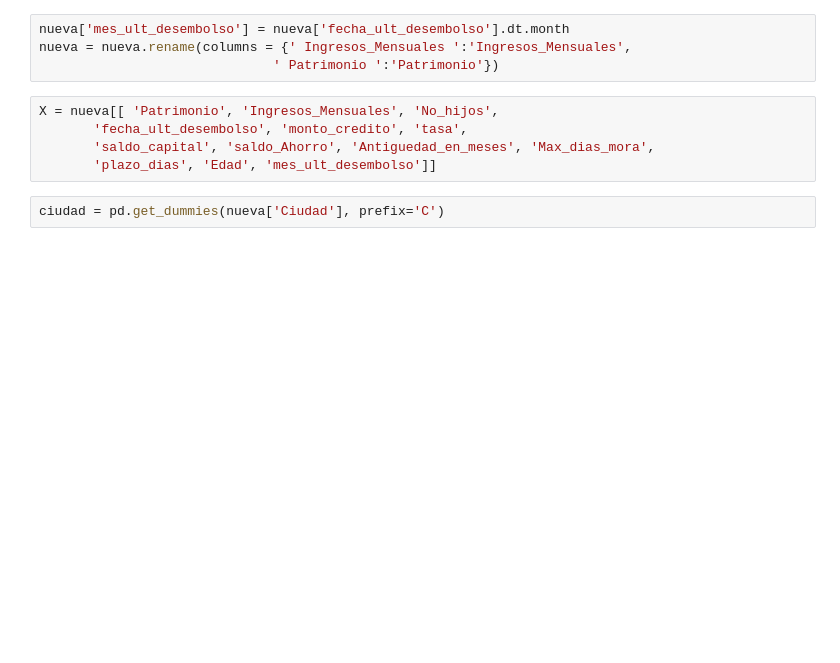
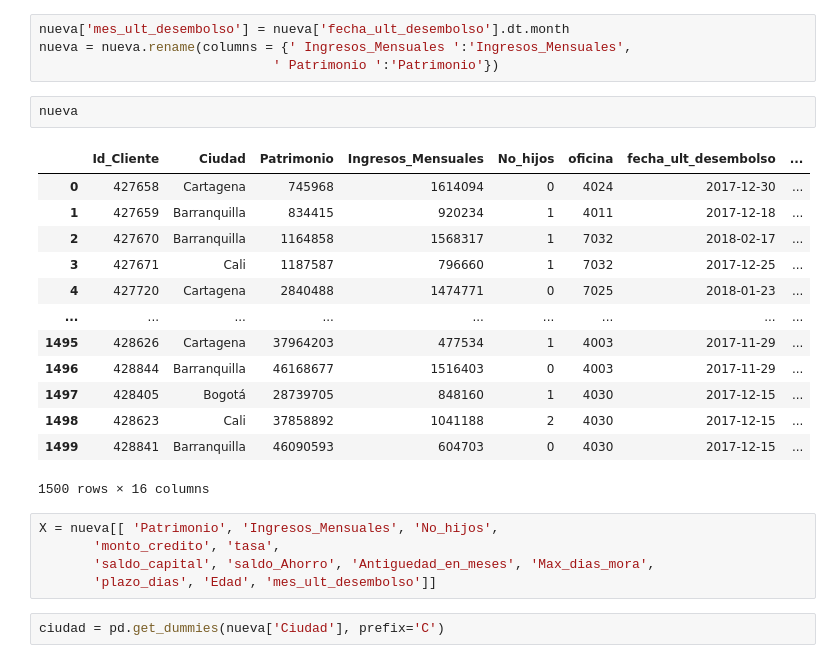
Before and after one commit to sebmatecho/LoyaltyProgram, a Jupyter notebook: LoyaltyProgram_TechnicalAssesment.ipynb, the cells around one changed output. Saved outputs shown, nothing was run; the diff lists cells and outputs as text; blank space fills up the shorter version.

```diff
--- a/LoyaltyProgram_TechnicalAssesment.ipynb
+++ b/LoyaltyProgram_TechnicalAssesment.ipynb
@@ -565,9 +426,25 @@ nueva = pd.read_csv('Base_nueva_DC.csv',encoding = "ISO-8859-1", sep =';',parse_
 nueva['mes_ult_desembolso'] = nueva['fecha_ult_desembolso'].dt.month
 nueva = nueva.rename(columns = {' Ingresos_Mensuales ':'Ingresos_Mensuales',
                               ' Patrimonio ':'Patrimonio'})
+# %%
+nueva
+# %% [output]
+|  | Id_Cliente | Ciudad | Patrimonio | Ingresos_Mensuales | No_hijos | oficina | fecha_ult_desembolso | ... |
+| 0 | 427658 | Cartagena | 745968 | 1614094 | 0 | 4024 | 2017-12-30 | ... |
+| 1 | 427659 | Barranquilla | 834415 | 920234 | 1 | 4011 | 2017-12-18 | ... |
+| 2 | 427670 | Barranquilla | 1164858 | 1568317 | 1 | 7032 | 2018-02-17 | ... |
+| 3 | 427671 | Cali | 1187587 | 796660 | 1 | 7032 | 2017-12-25 | ... |
+| 4 | 427720 | Cartagena | 2840488 | 1474771 | 0 | 7025 | 2018-01-23 | ... |
+| ... | ... | ... | ... | ... | ... | ... | ... | ... |
+| 1495 | 428626 | Cartagena | 37964203 | 477534 | 1 | 4003 | 2017-11-29 | ... |
+| 1496 | 428844 | Barranquilla | 46168677 | 1516403 | 0 | 4003 | 2017-11-29 | ... |
+| 1497 | 428405 | Bogotá | 28739705 | 848160 | 1 | 4030 | 2017-12-15 | ... |
+| 1498 | 428623 | Cali | 37858892 | 1041188 | 2 | 4030 | 2017-12-15 | ... |
+| 1499 | 428841 | Barranquilla | 46090593 | 604703 | 0 | 4030 | 2017-12-15 | ... |
+1500 rows × 16 columns
 # %%
 X = nueva[[ 'Patrimonio', 'Ingresos_Mensuales', 'No_hijos',
-       'fecha_ult_desembolso', 'monto_credito', 'tasa',
+       'monto_credito', 'tasa',
        'saldo_capital', 'saldo_Ahorro', 'Antiguedad_en_meses', 'Max_dias_mora',
        'plazo_dias', 'Edad', 'mes_ult_desembolso']]
 # %%
```
Also changed, not shown: parts of 47 cells of this notebook, 18 other files.
